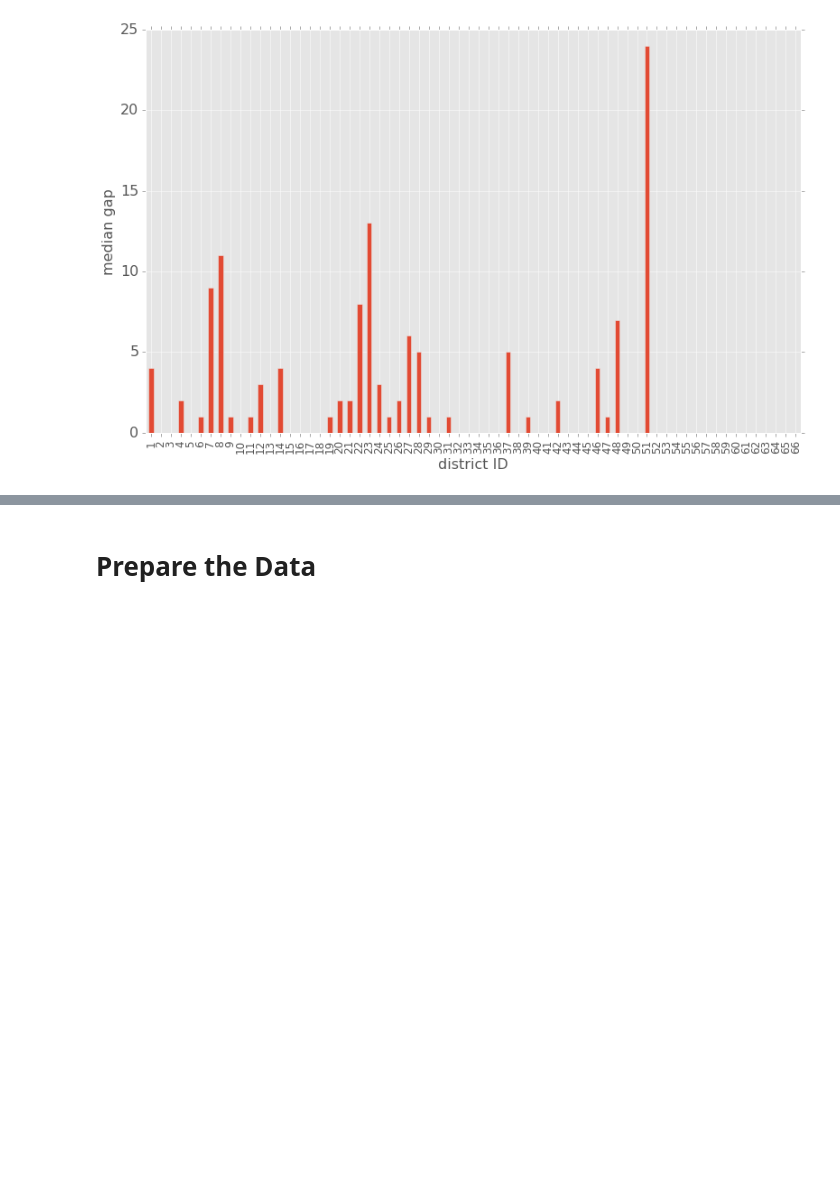
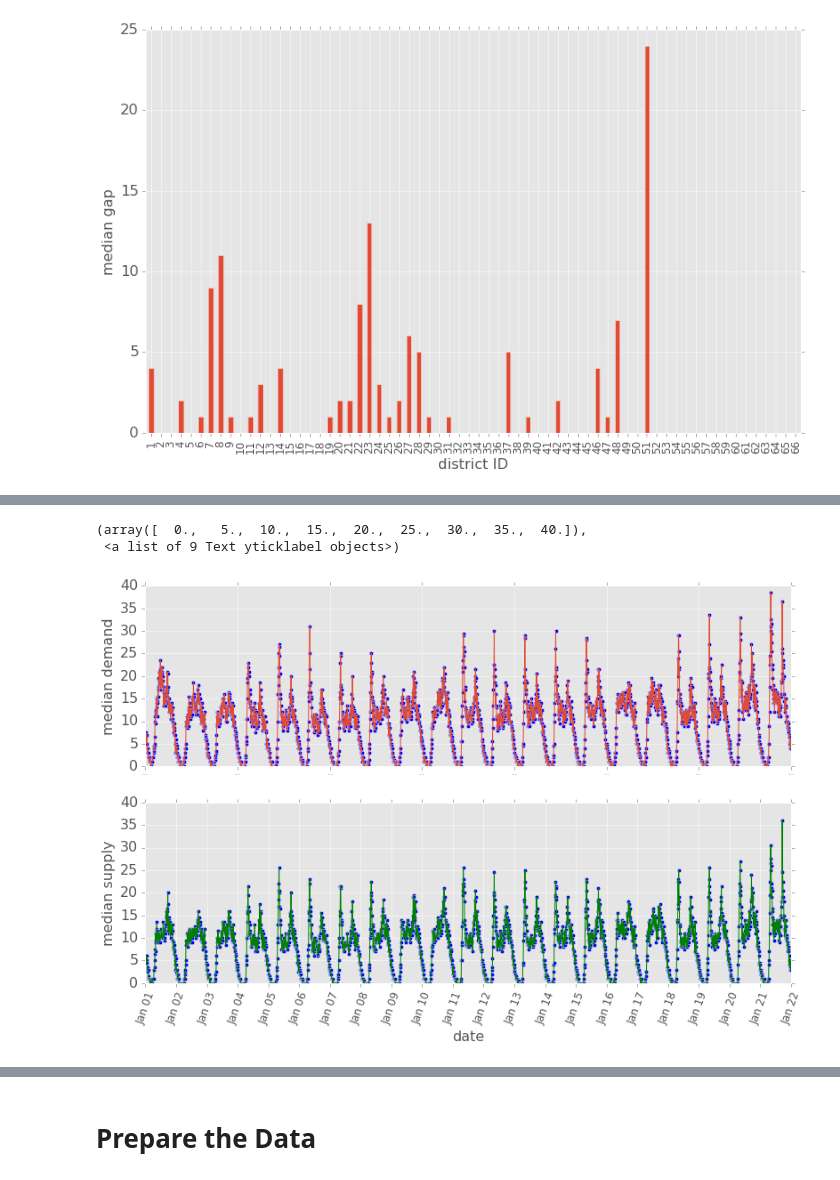
Before and after one commit to ztultrebor/Ditech-Challenge-ANN, a Jupyter notebook: DataPrepAndAnalysis.ipynb, the cells around one changed output, grey strips where cells are left out. Saved outputs shown, nothing was run; the diff lists cells and outputs as text; code cells hidden in the pictures; blank space fills up the shorter version.

```diff
--- a/DataPrepAndAnalysis.ipynb
+++ b/DataPrepAndAnalysis.ipynb
@@ -382,0 +452,39 @@ plt.yticks(size=16)
+# %%
+import matplotlib.dates as mdates
+
+fig = plt.figure(figsize=(13, 8))
+ax = plt.subplot(211)
+#ax.xaxis.set_major_formatter(mdates.DateFormatter('%b %d'))
+#ax.xaxis.set_major_locator(mdates.DayLocator())
+ax.scatter(truetime,timegap['demand'])
+ax.plot(truetime,timegap['demand'])
+
+lox = datetime.datetime.fromtimestamp(1451624400)
+hix = max(truetime)
+plt.xlim([lox, hix])
+
+plt.ylim([0,40])
+#plt.xlabel('date', size=16)
+plt.ylabel('median demand', size=16)
+plt.xticks(size=0)
+plt.yticks(size=16)
+
+ax = plt.subplot(212)
+ax.xaxis.set_major_formatter(mdates.DateFormatter('%b %d'))
+ax.xaxis.set_major_locator(mdates.DayLocator())
+ax.scatter(truetime,timegap['supply'])
+ax.plot(truetime,timegap['supply'], c="green")
+
+lox = datetime.datetime.fromtimestamp(1451624400)
+hix = max(truetime)
+plt.xlim([lox, hix])
+
+plt.ylim([0,40])
+plt.xlabel('date', size=16)
+plt.ylabel('median supply', size=16)
+plt.xticks(size=12, rotation=70)
+plt.yticks(size=16)
+# %% [output]
+(array([  0.,   5.,  10.,  15.,  20.,  25.,  30.,  35.,  40.]),
+ <a list of 9 Text yticklabel objects>)
+[figure, added]
```
Also changed, not shown: parts of 22 cells of this notebook, 3 other files.
